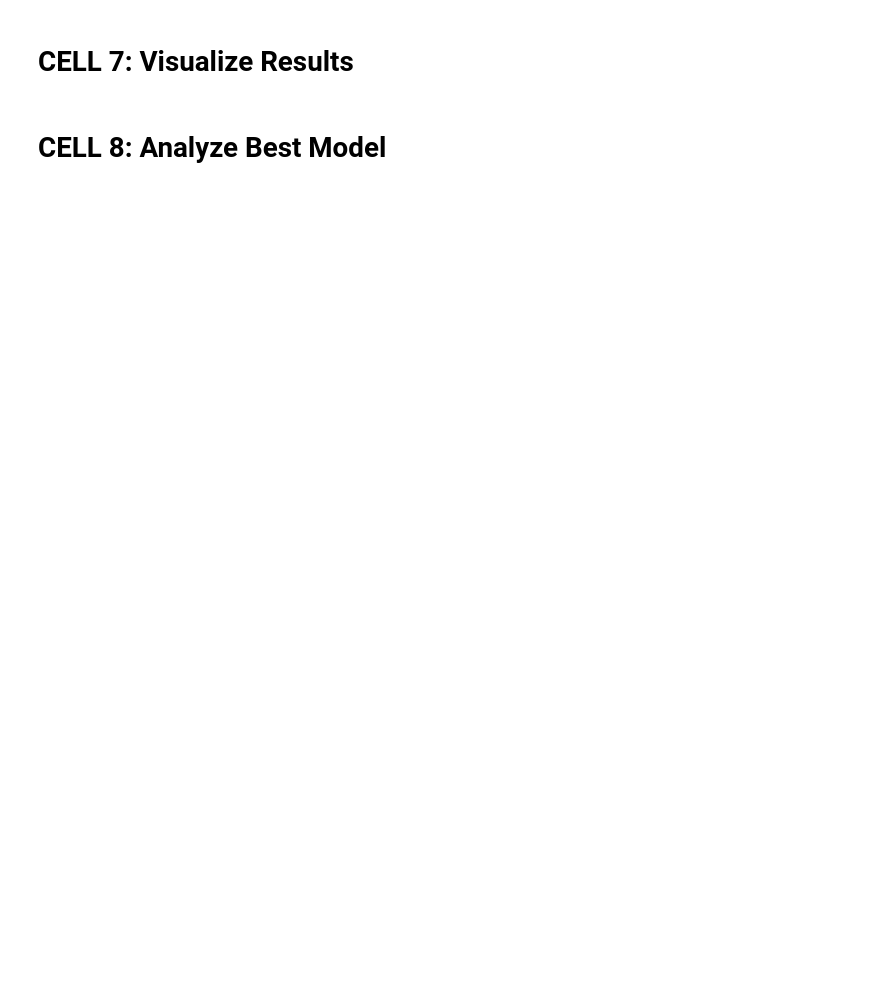
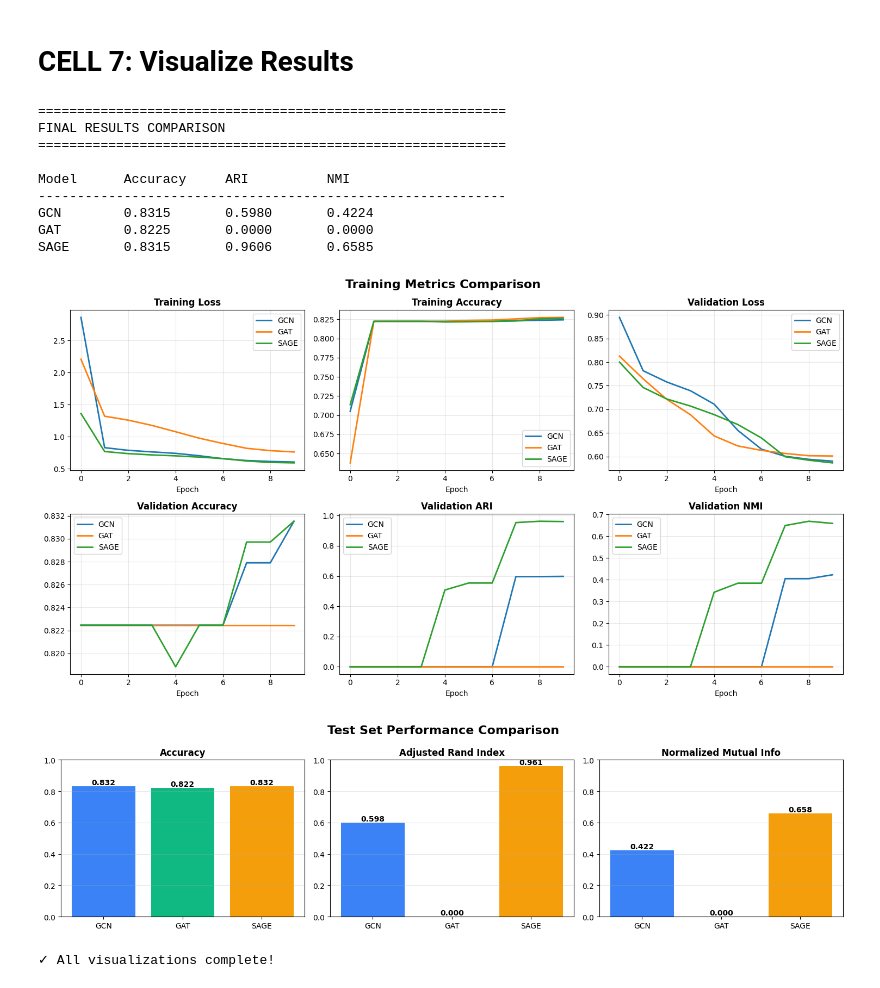
Before and after one commit to hingma/Tlearn2rec, a Jupyter notebook: Simp_osif.ipynb, the cells around one changed output. Cells and saved outputs as stored; diff of their text form; code cells hidden in the pictures; blank space fills up the shorter version.

```diff
--- a/Simp_osif.ipynb
+++ b/Simp_osif.ipynb
@@ -282,7 +282,7 @@ print("✓ Trainer class ready")
 # %%
 CONFIG = {
     'hidden_channels': 64,
-    'num_epochs': 1000,
+    'num_epochs': 10,
     'lr': 0.0008,
     'batch_size': 32,
     'weight_decay': 5e-4
@@ -457,33 +483,43 @@ plt.show()
 
 # Bar chart comparison
 fig, axes = plt.subplots(1, 3, figsize=(15, 4))
 fig.suptitle('Test Set Performance Comparison', fontsize=16, fontweight='bold')
 
 metrics_bar = [
     ('test_acc', 'Accuracy'),
     ('test_ari', 'Adjusted Rand Index'),
     ('test_nmi', 'Normalized Mutual Info')
 ]
 
 for idx, (metric, title) in enumerate(metrics_bar):
     ax = axes[idx]
     values = [results[name][metric] for name in models.keys()]
     bars = ax.bar(models.keys(), values, color=['#3b82f6', '#10b981', '#f59e0b'])
     ax.set_title(title, fontweight='bold')
     ax.set_ylim(0, 1.0)
     ax.grid(True, alpha=0.3, axis='y')
 
     # Add value labels on bars
     for bar in bars:
         height = bar.get_height()
         ax.text(bar.get_x() + bar.get_width()/2., height,
                 f'{height:.3f}',
                 ha='center', va='bottom', fontweight='bold')
 
 plt.tight_layout()
 plt.show()
-plt.save(PROJECT_ROOT)
 
 print("\n✓ All visualizations complete!")
+# %% [output]
+============================================================
+FINAL RESULTS COMPARISON
+============================================================
+
+Model      Accuracy     ARI          NMI
+------------------------------------------------------------
+GCN        0.8315       0.5980       0.4224
+GAT        0.8225       0.0000       0.0000
+SAGE       0.8315       0.9606       0.6585
+[figure, added]
+[figure, added]
+✓ All visualizations complete!
-# %% [markdown]
-# CELL 8: Analyze Best Model
```
Also changed, not shown: parts of 5 cells of this notebook.
